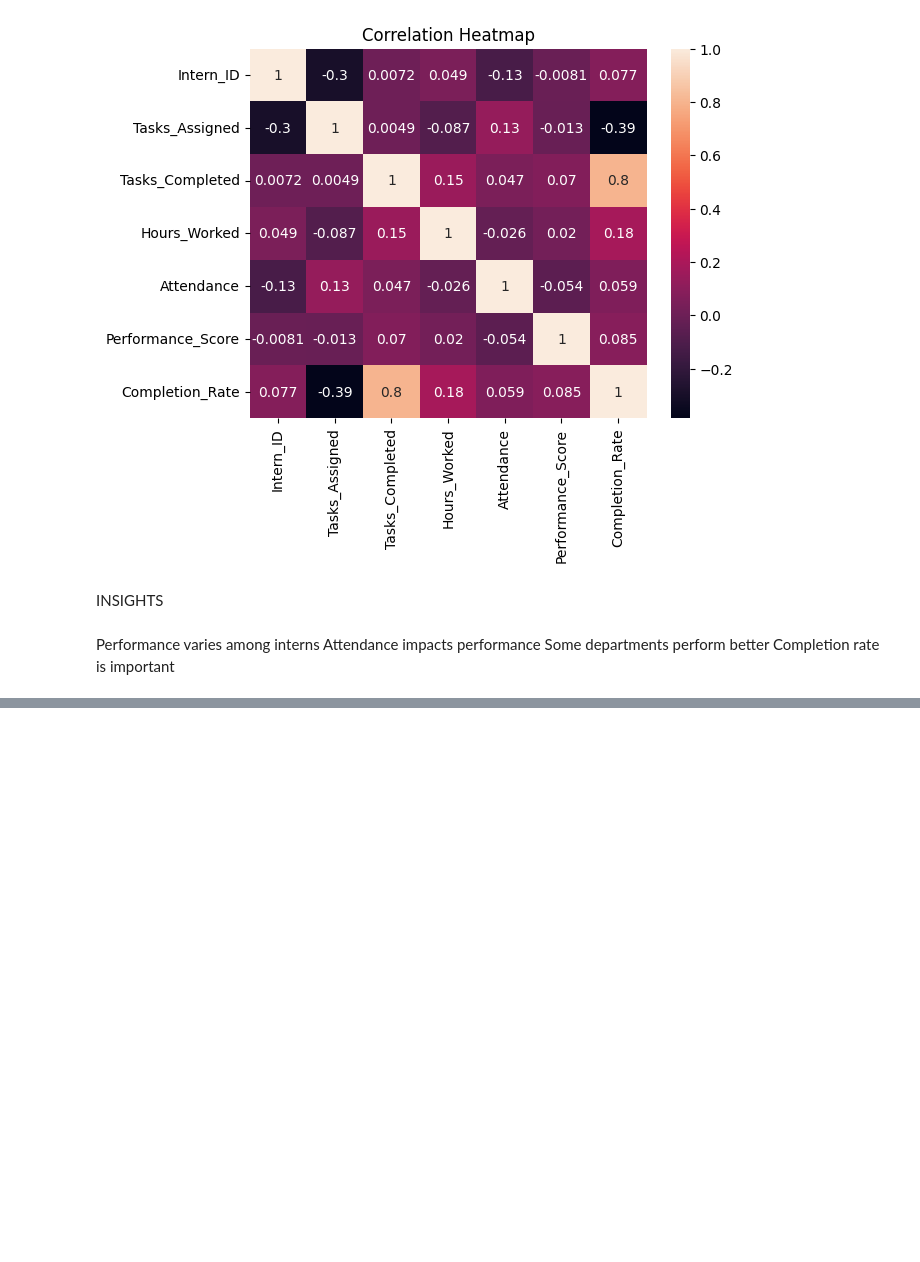
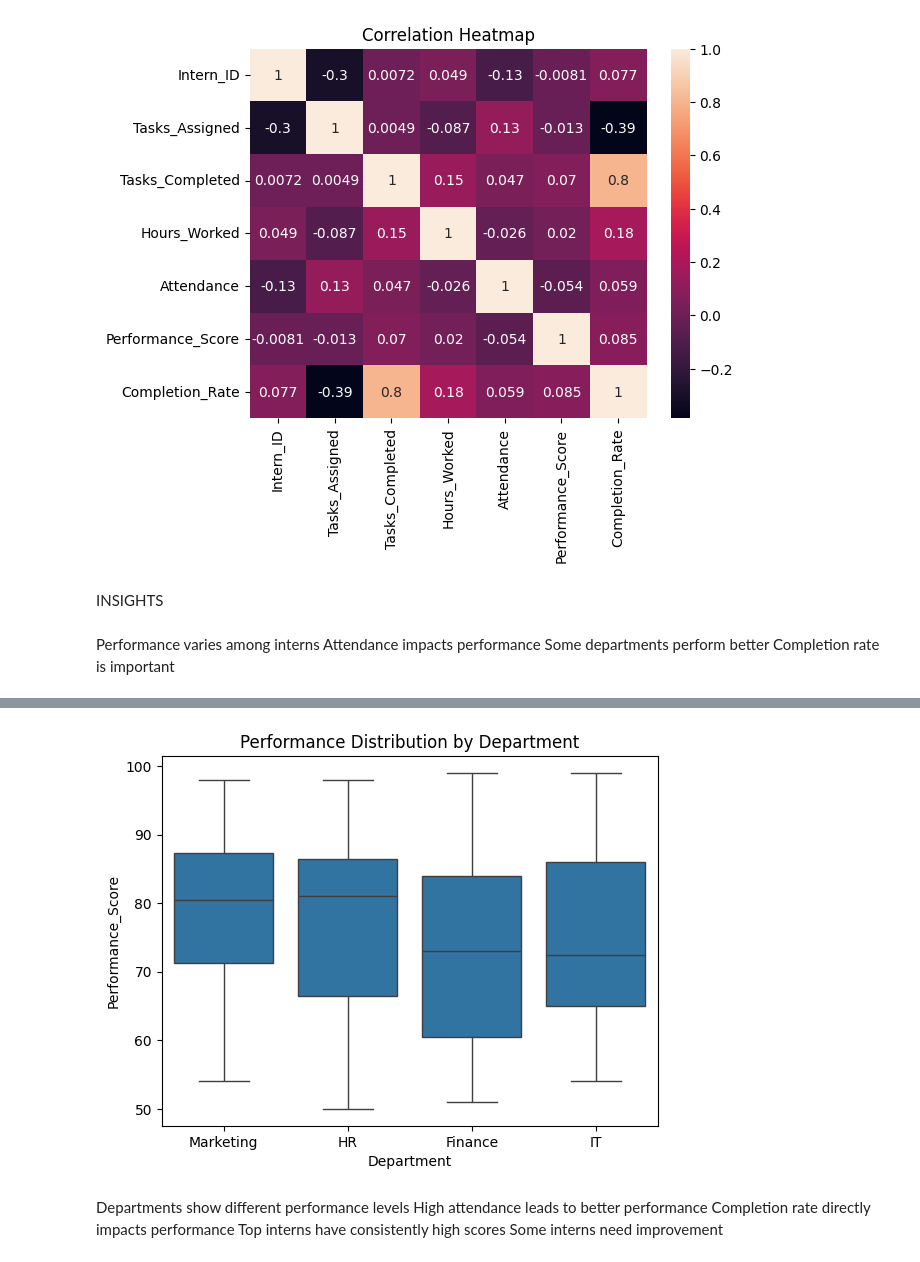
Before and after one commit to DHANYADEVISIVARAJ/Intern_Performance_Dashboard, a Jupyter notebook: Notebooks/eda_analysis.ipynb, the cells around one changed output, grey strips where cells are left out. Drawn from its saved outputs; the diff is of its cells as text; code cells hidden in the pictures; blank space fills up the shorter version.

```diff
--- a/Notebooks/eda_analysis.ipynb
+++ b/Notebooks/eda_analysis.ipynb
@@ -77,0 +122,8 @@ Completion rate is important
+# %%
+df["Attendance_Level"] = pd.cut(
+    df["Attendance"],
+    bins=[0, 50, 75, 100],
+    labels=["Low", "Medium", "High"]
+)
+
+df.groupby("Attendance_Level")["Performance_Score"].mean()
@@ -77,0 +135,3 @@ Completion rate is important
+# %%
+df["Completion_Rate"] = (df["Tasks_Completed"] / df["Tasks_Assigned"]) * 100
+df["Completion_Rate"].describe()
@@ -77,0 +180,6 @@ Completion rate is important
+# %%
+sns.boxplot(x="Department", y="Performance_Score", data=df)
+plt.title("Performance Distribution by Department")
+plt.show()
+# %% [output]
+[figure, added]
@@ -77,0 +188,6 @@ Completion rate is important
+# %% [markdown]
+Departments show different performance levels
+High attendance leads to better performance
+Completion rate directly impacts performance
+Top interns have consistently high scores
+Some interns need improvement
```
Also changed, not shown: parts of 10 cells of this notebook, 1 other file.
